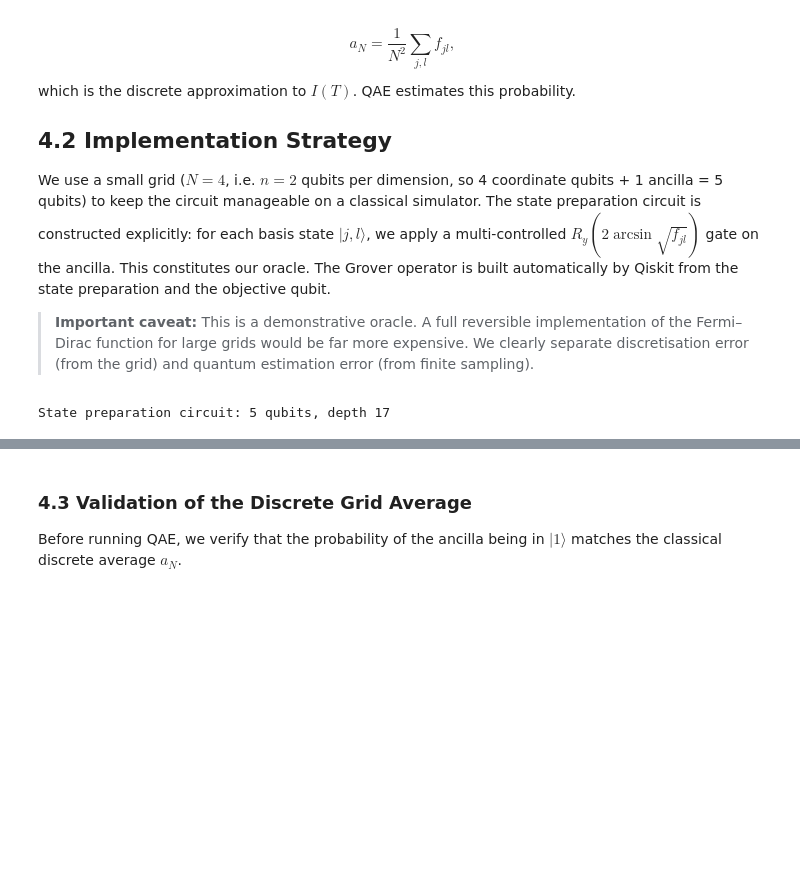
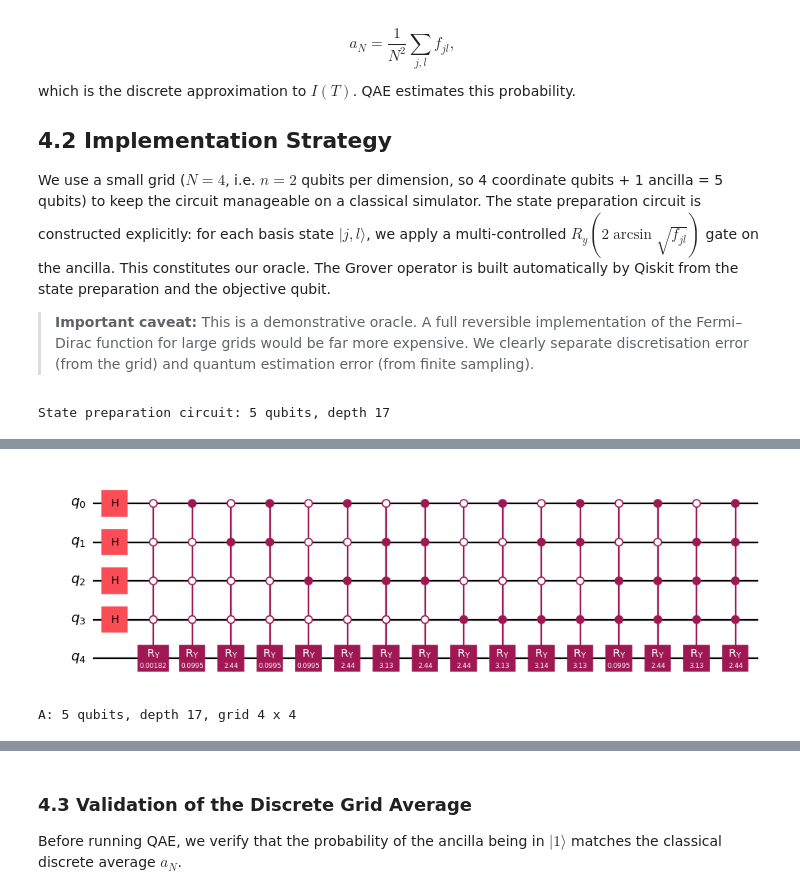
Before and after one commit to nayakanjika/open-london-2026, a Jupyter notebook: notebook.ipynb, the cells around one changed output, grey strips where cells are left out. Saved outputs shown, nothing was run; the diff lists cells and outputs as text; code cells hidden in the pictures; blank space fills up the shorter version.

Commit message:
Add QAE circuit diagrams to notebook
Co-authored-by: Copilot App <223556219+Copilot@users.noreply.github.com>

```diff
--- a/notebook.ipynb
+++ b/notebook.ipynb
@@ -437,0 +442,23 @@ State preparation circuit: 5 qubits, depth 17
+# %%
+# Draw A: uniform grid superposition followed by controlled Fermi–Dirac rotations.
+from IPython.display import display
+import matplotlib.pyplot as plt
+
+state_preparation_figure = A_circuit.draw(
+    output='mpl',
+    fold=20,
+    scale=0.8,
+    idle_wires=False
+)
+
+display(state_preparation_figure)
+plt.close(state_preparation_figure)
+
+print(
+    f'A: {A_circuit.num_qubits} qubits, '
+    f'depth {A_circuit.depth()}, '
+    f'grid {2 ** n_per_dim} x {2 ** n_per_dim}'
+)
+# %% [output]
+[figure, added]
+A: 5 qubits, depth 17, grid 4 x 4
```
Also changed, not shown: parts of 7 cells of this notebook, 2 other files.
